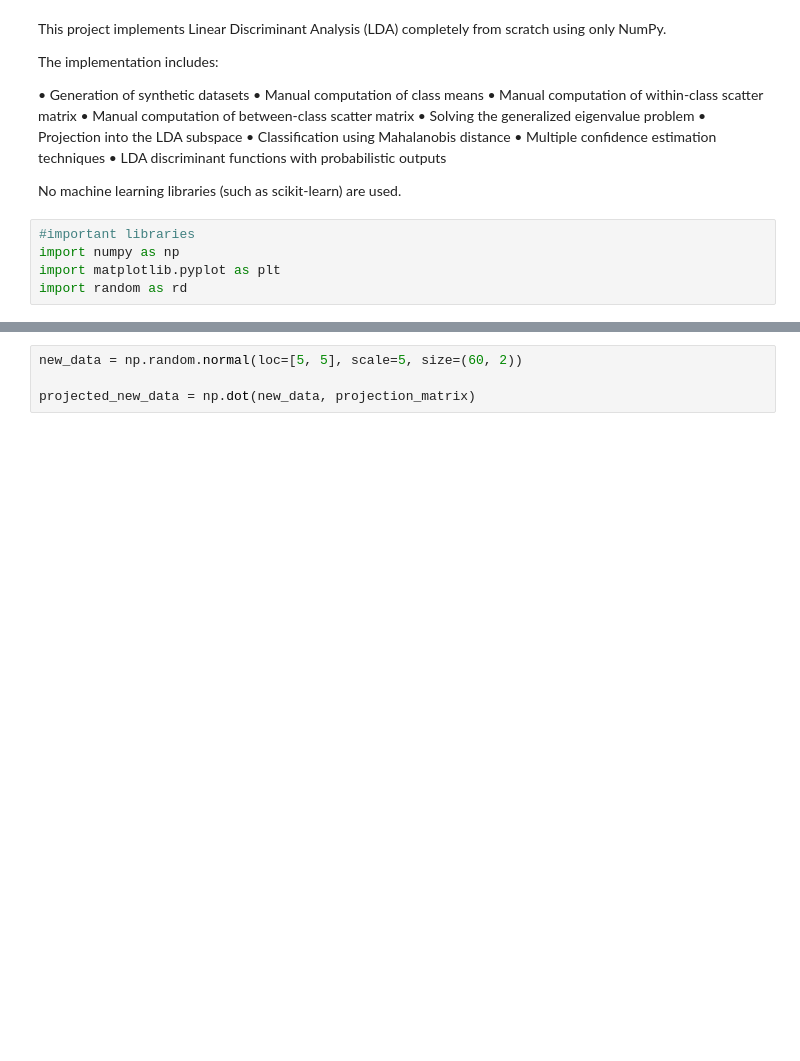
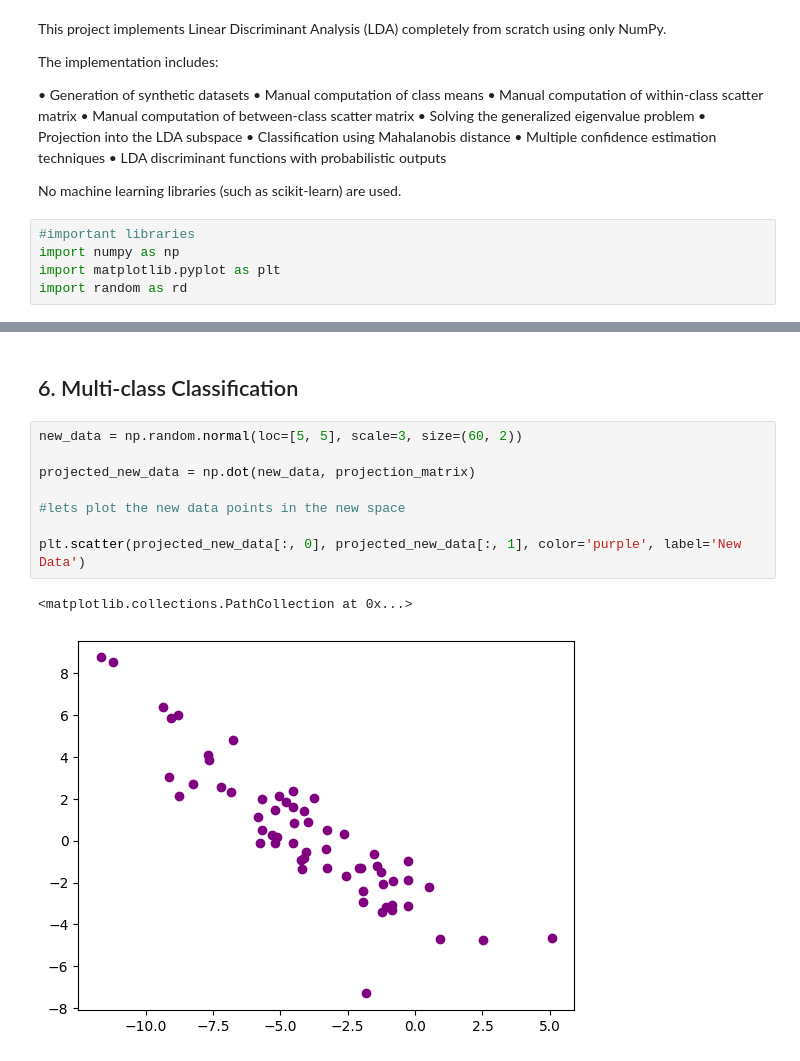
Before and after one commit to ArjunPathania/mml, a Jupyter notebook: notebooks/lda-from-scratch/LDA.ipynb, the cells around one changed output, grey strips where cells are left out. Saved outputs shown, nothing was run; the diff lists cells and outputs as text; blank space fills up the shorter version.

```diff
--- a/notebooks/lda-from-scratch/LDA.ipynb
+++ b/notebooks/lda-from-scratch/LDA.ipynb
@@ -243,4 +275,13 @@ plt.legend()
+# %% [markdown]
+## 6. Multi-class Classification
 # %%
-new_data = np.random.normal(loc=[5, 5], scale=5, size=(60, 2))
+new_data = np.random.normal(loc=[5, 5], scale=3, size=(60, 2))
 
 projected_new_data = np.dot(new_data, projection_matrix)
+
+#lets plot the new data points in the new space
+
+plt.scatter(projected_new_data[:, 0], projected_new_data[:, 1], color='purple', label='New Data')
+# %% [output]
+<matplotlib.collections.PathCollection at 0x...>
+[figure, added]
```
Also changed, not shown: parts of 17 cells of this notebook.
